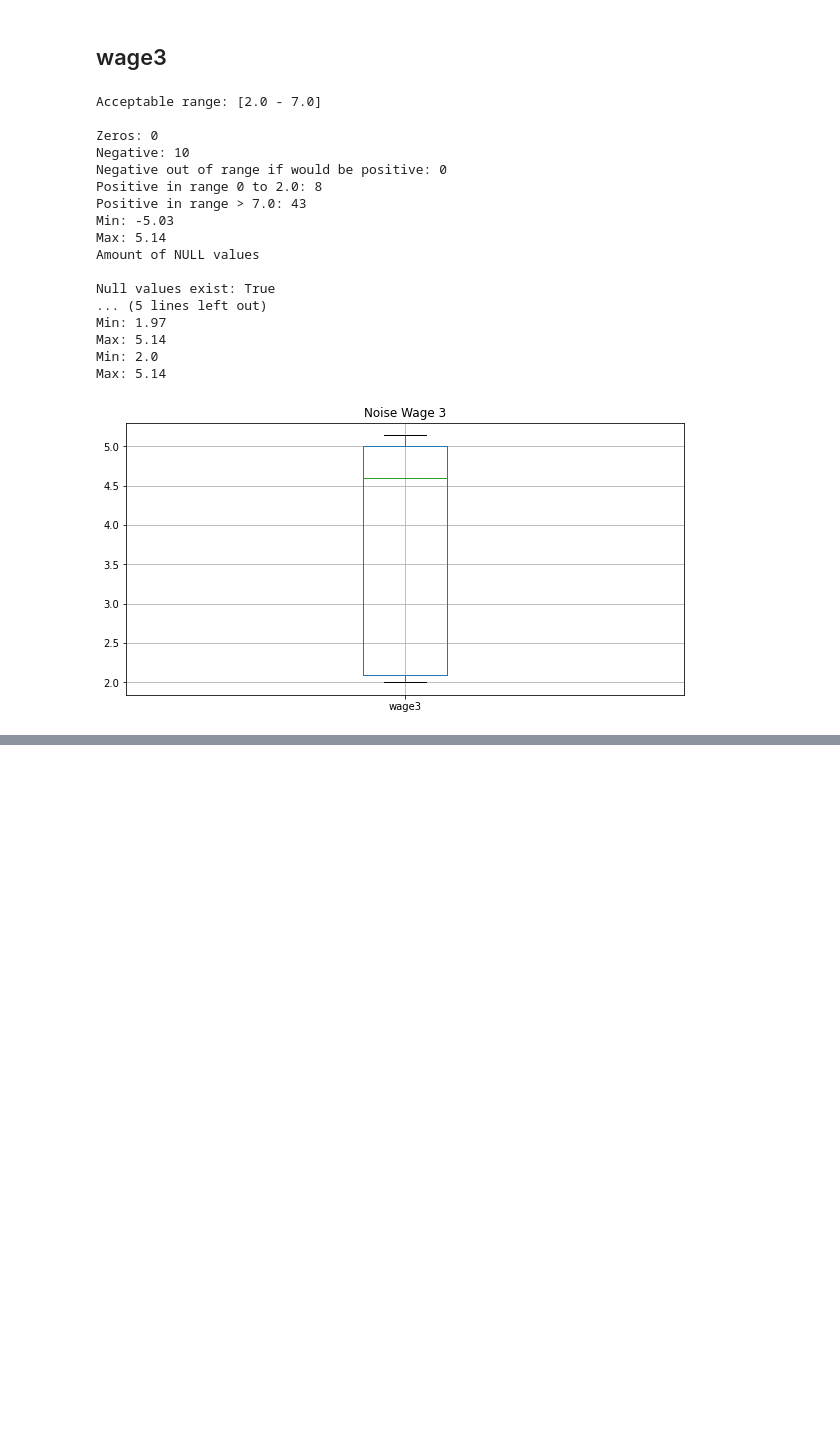
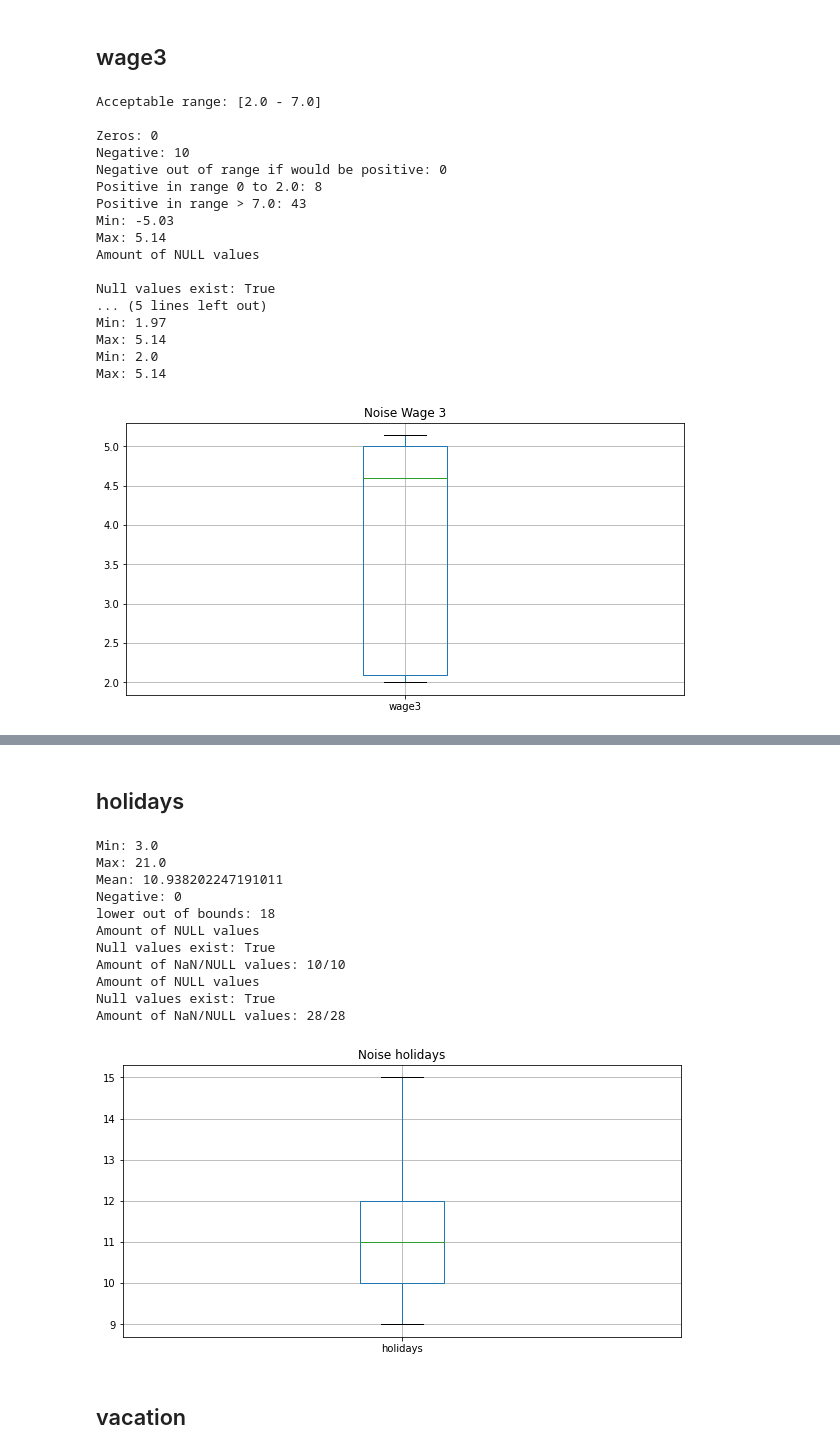
Before and after one commit to rrancerr/jku-data-mining-ws-21, a Jupyter notebook: assignment-03/assignment-03.ipynb, the cells around one changed output, grey strips where cells are left out. Cells and saved outputs as stored; diff of their text form; code cells hidden in the pictures; blank space fills up the shorter version.

```diff
--- a/assignment-03/assignment-03.ipynb
+++ b/assignment-03/assignment-03.ipynb
@@ -418,0 +711,19 @@ Max: 5.14
+# %%
+# educ_allw.boolean : education allowance
+# [yes no]
+s = pd.Series(df['educ_allow'])
+others_counter = 0
+sp_counter = 0
+for x in s:
+    if x == 'yes' or x == 'no':
+        pass
+    elif x == 'maybe':
+        others_counter += 1
+print('others: ' + str(others_counter))
+print(df[['ID', 'educ_allow']].groupby('educ_allow').count())
+print('Amount of NaN/NULL values: ' + str(s.isna().sum()) + '/' + str(s.isnull().sum()))
+# replace maybe values with NaN
+df.loc[df.educ_allow == 'maybe', 'educ_allow'] = np.nan
+df.educ_allow.fillna('no', inplace=True)
+print('Amount of NaN/NULL values: ' + str(s.isna().sum()) + '/' + str(s.isnull().sum()))
+print(df[['ID', 'educ_allow']].groupby('educ_allow').count())
@@ -418,0 +743,61 @@ Max: 5.14
+# %% [markdown]
+## holidays
+# %%
+# holidays : number of statutory holidays
+# [9 .. 15]
+# Consistency
+# Accuraccy
+# Completeness
+# Noise
+# Interpretability
+s = pd.Series(df.holidays)
+counter = 0
+for x in s:
+    # check if all values are float
+    if type(x) is not type(1.0):
+        print('Invalid Type: ' + str(x))
+    elif x < 9 or x > 15:
+        counter += 1
+
+print('Min: ' + str(df.holidays.min()))
+print('Max: ' + str(df.holidays.max()))
+print('Mean: ' + str(df.holidays.mean()))
+print('Negative: ' + str(df.holidays.lt(0).sum()))
+print('lower out of bounds: ' + str(counter))
+
+# check if a value is missing
+print('Amount of NULL values')
+print('Null values exist: ' + str(s.isnull().values.any()))
+print('Amount of NaN/NULL values: ' + str(s.isna().sum()) + '/' + str(s.isnull().sum()))
+
+df.loc[df.holidays < 9.0, 'holidays'] = np.nan
+df.loc[df.holidays > 15.0, 'holidays'] = np.nan
+print('Amount of NULL values')
+print('Null values exist: ' + str(s.isnull().values.any()))
+print('Amount of NaN/NULL values: ' + str(s.isna().sum()) + '/' + str(s.isnull().sum()))
+
+# replace null with mean value
+df.holidays.fillna(df.holidays.mean(), inplace=True)
+
+# check noise
+df.boxplot(
+    column=['holidays'],
+    figsize=(10, 5))
+plt.title('Noise holidays')
+plt.savefig('exports/10_holidays_noise.png')
+plt.show()
+# %% [output]
+Min: 3.0
+Max: 21.0
+Mean: 10.938202247191011
+Negative: 0
+lower out of bounds: 18
+Amount of NULL values
+Null values exist: True
+Amount of NaN/NULL values: 10/10
+Amount of NULL values
+Null values exist: True
+Amount of NaN/NULL values: 28/28
+[figure, added]
+# %% [markdown]
+## vacation
```
Also changed, not shown: parts of 29 cells of this notebook, 28 other files.
